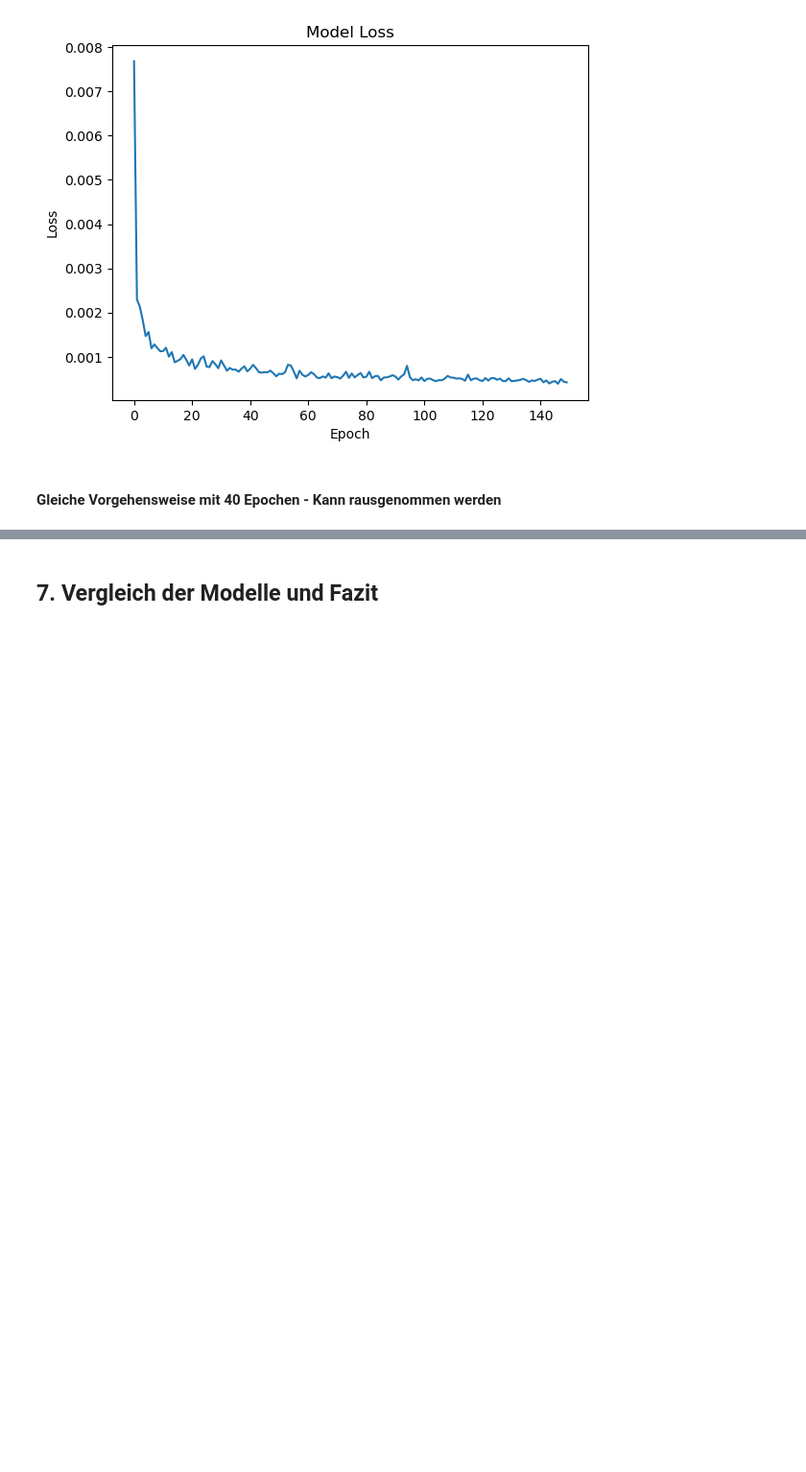
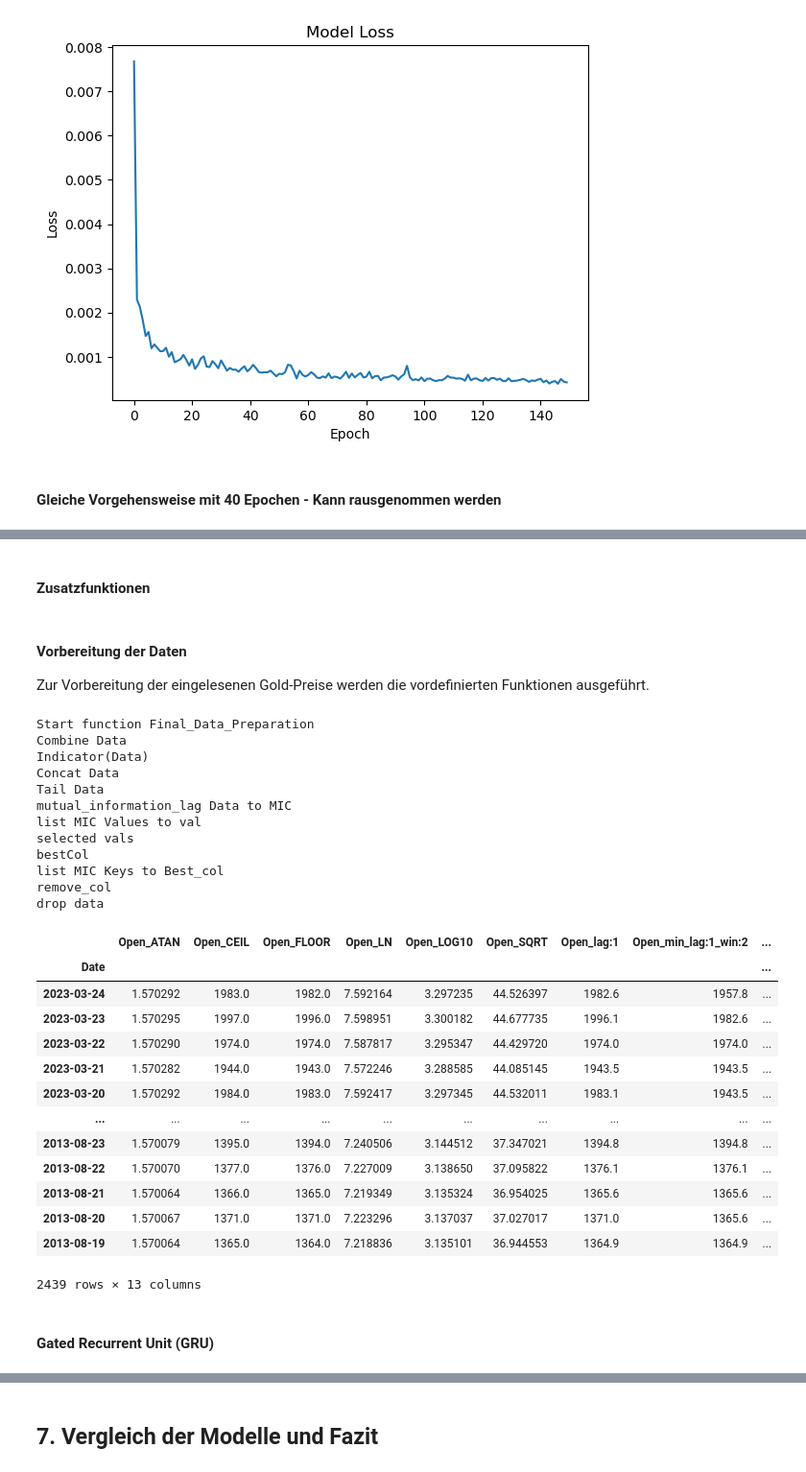
Before and after one commit to TTomczek/DL-Time-Series-Forecasting-With-RNNs, a Jupyter notebook: ausarbeitung.ipynb, the cells around one changed output, grey strips where cells are left out. Shown at 96% size. Drawn from its saved outputs; the diff is of its cells as text; code cells hidden in the pictures; blank space fills up the shorter version.

```diff
--- a/ausarbeitung.ipynb
+++ b/ausarbeitung.ipynb
@@ -1001,0 +1100,12 @@ Das GRU-Modell ist in Kapitel 3 genauer beschrieben.
+# %%
+DATA_PATH = "Data/gold_prices.csv"
+#Gold = pd.read_csv(DATA_PATH,header=0, index_col=0, parse_dates=True,squeeze=True) #squeeze has been removed
+Gold = pd.read_csv(DATA_PATH,header=0, index_col=0, parse_dates=True)
+Gold = Gold.rename(columns={"Close/Last": "Close"})
+
+Gold = Gold.squeeze()
+#Gold = Gold[Gold.Open !=0]
+#Gold = Gold[Gold.High !=0]
+#Gold = Gold[Gold.Low !=0]
+#Gold = Gold[Gold.Close !=0]
+Gold
@@ -1001,0 +1127,2 @@ Das GRU-Modell ist in Kapitel 3 genauer beschrieben.
+# %% [markdown]
+#### Zusatzfunktionen
@@ -1001,0 +1350,35 @@ Das GRU-Modell ist in Kapitel 3 genauer beschrieben.
+# %% [markdown]
+#### Vorbereitung der Daten
+Zur Vorbereitung der eingelesenen Gold-Preise werden die vordefinierten Funktionen ausgeführt.
+# %%
+Close = Final_Data_Preparation(Gold,'Close',[i for i in range(1,30)],[i for i in range(2,60)],3)
+Close
+# %% [output]
+Start function Final_Data_Preparation
+Combine Data
+Indicator(Data)
+Concat Data
+Tail Data
+mutual_information_lag Data to MIC
+list MIC Values to val
+selected vals
+bestCol
+list MIC Keys to Best_col
+remove_col
+drop data
+|  | Open_ATAN | Open_CEIL | Open_FLOOR | Open_LN | Open_LOG10 | Open_SQRT | Open_lag:1 | Open_min_lag:1_win:2 | ... |
+| Date |  |  |  |  |  |  |  |  | ... |
+| 2023-03-24 | 1.570292 | 1983.0 | 1982.0 | 7.592164 | 3.297235 | 44.526397 | 1982.6 | 1957.8 | ... |
+| 2023-03-23 | 1.570295 | 1997.0 | 1996.0 | 7.598951 | 3.300182 | 44.677735 | 1996.1 | 1982.6 | ... |
+| 2023-03-22 | 1.570290 | 1974.0 | 1974.0 | 7.587817 | 3.295347 | 44.429720 | 1974.0 | 1974.0 | ... |
+| 2023-03-21 | 1.570282 | 1944.0 | 1943.0 | 7.572246 | 3.288585 | 44.085145 | 1943.5 | 1943.5 | ... |
+| 2023-03-20 | 1.570292 | 1984.0 | 1983.0 | 7.592417 | 3.297345 | 44.532011 | 1983.1 | 1943.5 | ... |
+| ... | ... | ... | ... | ... | ... | ... | ... | ... | ... |
+| 2013-08-23 | 1.570079 | 1395.0 | 1394.0 | 7.240506 | 3.144512 | 37.347021 | 1394.8 | 1394.8 | ... |
+| 2013-08-22 | 1.570070 | 1377.0 | 1376.0 | 7.227009 | 3.138650 | 37.095822 | 1376.1 | 1376.1 | ... |
+| 2013-08-21 | 1.570064 | 1366.0 | 1365.0 | 7.219349 | 3.135324 | 36.954025 | 1365.6 | 1365.6 | ... |
+| 2013-08-20 | 1.570067 | 1371.0 | 1371.0 | 7.223296 | 3.137037 | 37.027017 | 1371.0 | 1365.6 | ... |
+| 2013-08-19 | 1.570064 | 1365.0 | 1364.0 | 7.218836 | 3.135101 | 36.944553 | 1364.9 | 1364.9 | ... |
+2439 rows × 13 columns
+# %% [markdown]
+#### Gated Recurrent Unit (GRU)
```
Also changed, not shown: parts of 44 cells of this notebook.
